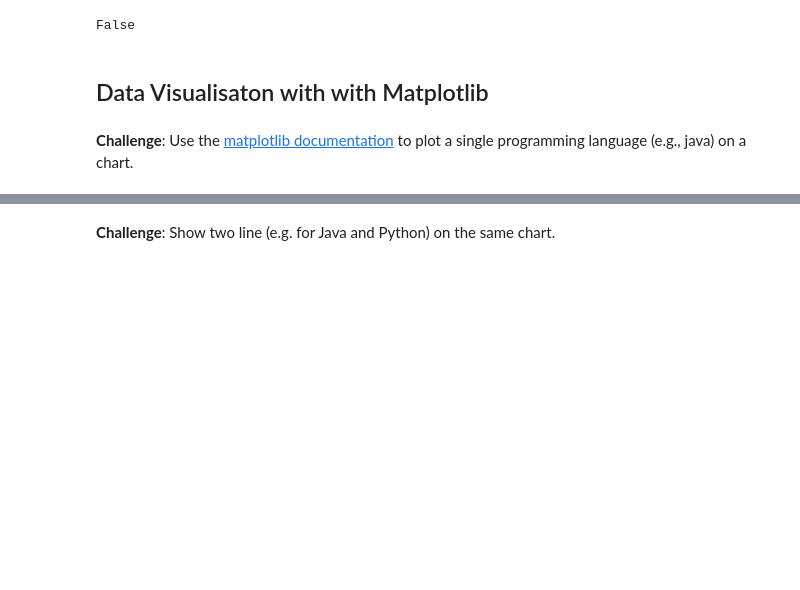
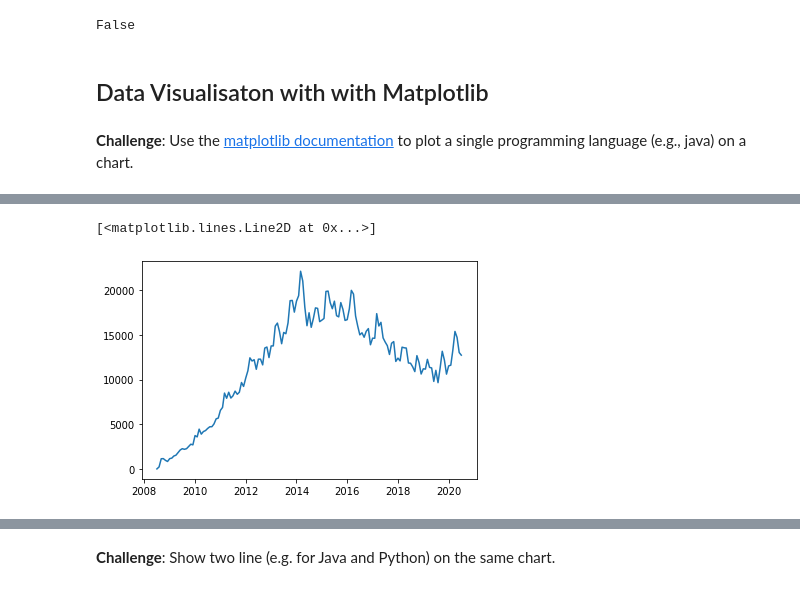
Before and after one commit to fherdy/Programming-Languages-by-popularity, a Jupyter notebook: Programming_Languages_(start).ipynb, the cells around one changed output, grey strips where cells are left out. Saved outputs shown, nothing was run; the diff lists cells and outputs as text; code cells hidden in the pictures; blank space fills up the shorter version.

```diff
--- a/Programming_Languages_(start).ipynb
+++ b/Programming_Languages_(start).ipynb
@@ -232,0 +253,5 @@ False
+# %%
+plt.plot(reshaped_df.index, reshaped_df.java)
+# %% [output]
+[<matplotlib.lines.Line2D at 0x...>]
+[figure, added]
```
Also changed, not shown: parts of 9 cells of this notebook.
